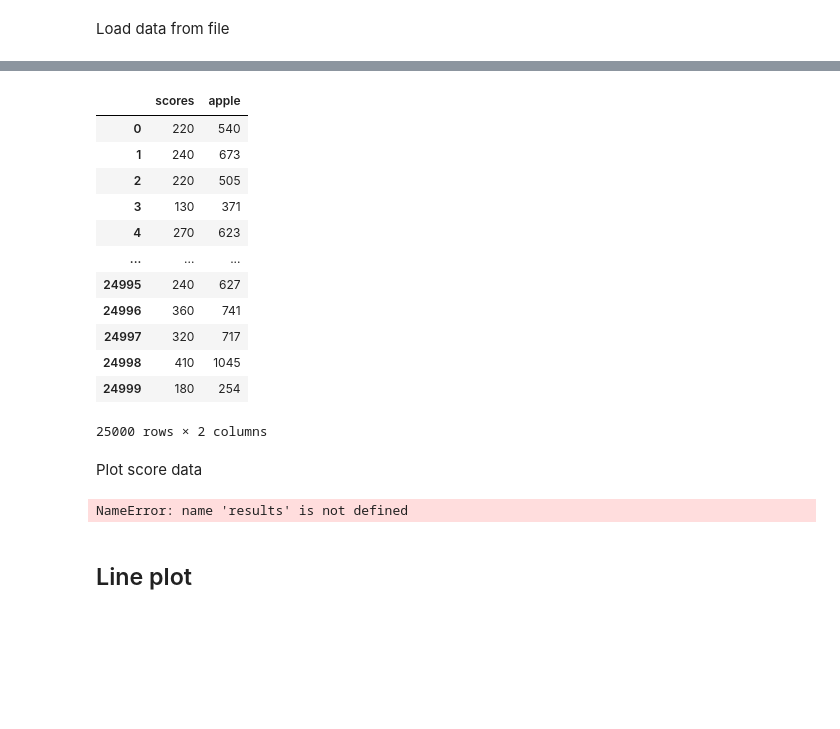
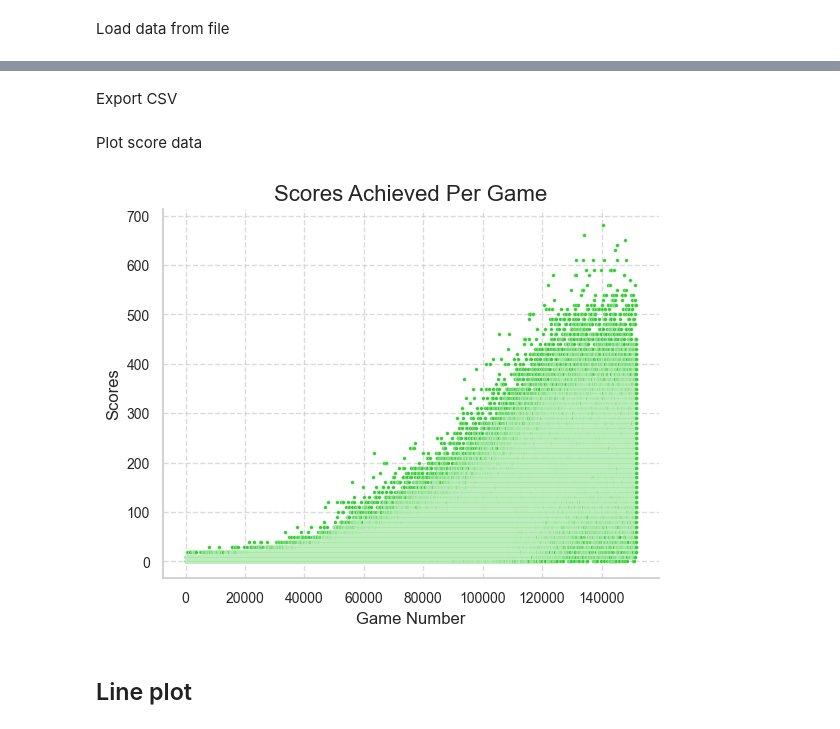
Before and after one commit to vietnhprivat/snake_ai, a Jupyter notebook: src/Classes/data_collection.ipynb, the cells around one changed output, grey strips where cells are left out. Saved outputs shown, nothing was run; the diff lists cells and outputs as text; code cells hidden in the pictures; blank space fills up the shorter version.

```diff
--- a/src/Classes/data_collection.ipynb
+++ b/src/Classes/data_collection.ipynb
@@ -15,7 +15,7 @@ import pandas as pd
 # %% [markdown]
 Load data from file
 # %%
-def load_data(file_path):
+def load_data(file_path, model=None):
     # file_path = 'DQL_PLOT/TEST_PLOTS/plot_file_vector.pkl'
     # file_path = 'DQL_PLOT/TEST_PLOTS/plot_file_grid.pkl'
 
@@ -25,17 +25,20 @@ def load_data(file_path):
 
 
     # load data as dataframe
-    columns = ['scores', 'apple', 'epsilon', 'game', 'steps']
-    data = {'scores': data[0],
-            'apple': data[1],
+    if model == 'tql': data = {'scores': data[0], 'apple': data[1], 'time per apple': data[1] / (data[0]/10)}
+    else: data = {'scores': data[0],
+            'steps_per_game': data[1],
             'epsilon': data[2],
             'game': np.arange(len(data[0])),
-            'steps' : np.cumsum(data[1])
+            'steps' : np.cumsum(data[1]),
+            'time per apple': data[1] / (data[0]/10)
             }
-    dataframe = pd.DataFrame(data = data, columns = columns)
+    dataframe = pd.DataFrame(data = data)
 
     return dataframe
 
 # Defining data
-onestep = load_data(file_path='DQL_PLOT\TEST_PLOTS\onestep_training_17_01.pkl')
-vector = load_data(file_path=r'DQL_PLOT\TEST_PLOTS\vector_training_17_01.pkl')
+onestep = load_data(file_path='DQL_PLOT/TEST_PLOTS/onestep_training_17_01.pkl')
+vector = load_data(file_path='DQL_PLOT/TEST_PLOTS/vector_training_17_01.pkl')
+tql = load_data(file_path='TAB_MODEL_AND_PLOT/DATA_PLOT_RUNNING/tab_optim_rewards_running.pkl', model="tql")
+tql
@@ -42,23 +59,2 @@ vector = load_data(file_path=r'DQL_PLOT\TEST_PLOTS\vector_training_17_01.pkl')
-# %%
-with open(r'TAB_MODEL_AND_PLOT\DATA_PLOT_RUNNING\tab_optim_rewards_running.pkl', 'rb') as file:
-        data = pickle.load(file)
-        data = np.array(data)
-
-data = {'scores': data[0], 'apple': data[1]}
-
-tql = pd.DataFrame(data)
-tql
-# %% [output]
-|  | scores | apple |
-| 0 | 220 | 540 |
-| 1 | 240 | 673 |
-| 2 | 220 | 505 |
-| 3 | 130 | 371 |
-| 4 | 270 | 623 |
-| ... | ... | ... |
-| 24995 | 240 | 627 |
-| 24996 | 360 | 741 |
-| 24997 | 320 | 717 |
-| 24998 | 410 | 1045 |
-| 24999 | 180 | 254 |
-25000 rows × 2 columns
+# %% [markdown]
+Export CSV
@@ -67,28 +74,28 @@ Plot score data
 # %%
 """ plt.scatter(games, scores)
 plt.title('Scores Achieved Per Game')
 plt.xlabel('Game Number')
 plt.ylabel('Scores')
 plt.grid(True)
 plt.show() """
 
 
 
 sns.set(style="whitegrid")
-sns.scatterplot(x=results['game'], y=results['scores'], s=7, color="limegreen")
+sns.scatterplot(x=onestep['game'], y=onestep['scores'], s=7, color="limegreen")
 plt.title('Scores Achieved Per Game', fontsize=16)
 plt.xlabel('Game Number')
 plt.ylabel('Scores')
 # plt.gca().invert_xaxis() # Invert axis
 plt.xticks(fontsize=10)
 plt.yticks(fontsize=10)
 
 plt.grid(True, linestyle='--', alpha=0.7)
 
 sns.despine()
 plt.show()
 # %% [output]
-NameError: name 'results' is not defined
+[figure, added]
 # %% [markdown]
 ## Line plot
 # %%
```
Also changed, not shown: parts of 7 cells of this notebook, 1 other file.
